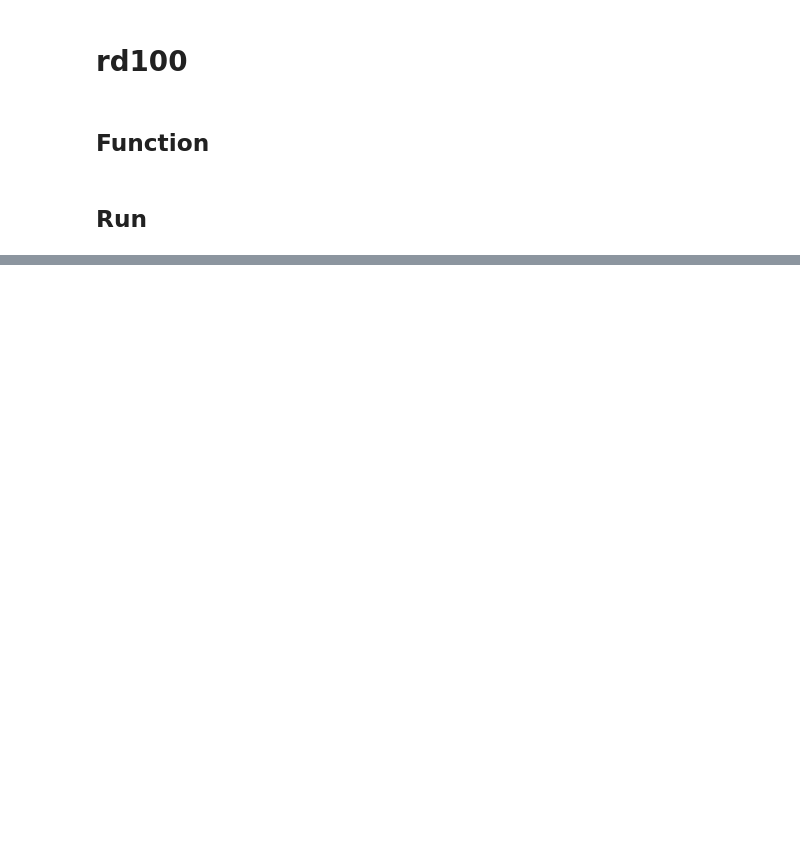
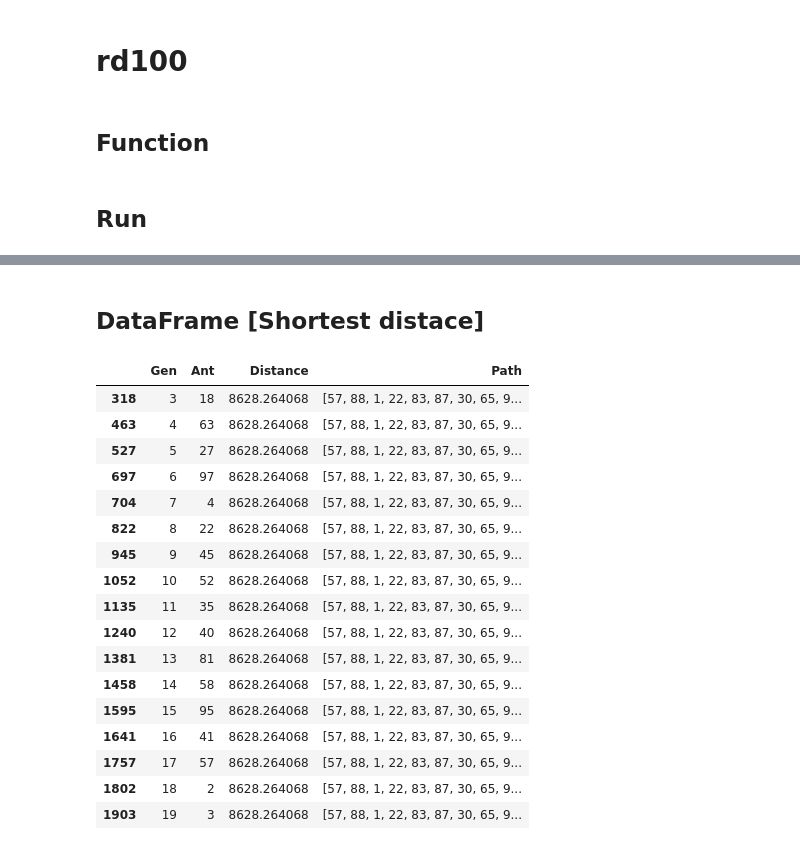
Before and after one commit to x-teerawat/senior-project, a Jupyter notebook: AS Algorithm V1.ipynb, the cells around one changed output, grey strips where cells are left out. Saved outputs shown, nothing was run; the diff lists cells and outputs as text; code cells hidden in the pictures; blank space fills up the shorter version.

```diff
--- a/AS Algorithm V1.ipynb
+++ b/AS Algorithm V1.ipynb
@@ -1037,13 +1226,8 @@ def get_cost_matrix():
 
 
 ### DataFrame
-def df(list_gen, list_ant, list_distance, list_path):
-    df = pd.DataFrame({'Gen' : list_gen, 'Ant' : list_ant,  'Distance' : list_distance, 'Path' : list_path})
-    # min_distance = df[df.Distance == df.Distance.min()].Path.values[0]
-    # for i in range(len(min_distance)):
-    #     if i != len(paths)-1:
-    #         t_new = ((1-p)*t0[min_distance[i]][min_distance[i+1]]) + (1/total_distance)
-    #         t0[paths[i]][paths[i+1]] = t_new
+def createDF(gen, ant, distance, paht):
+    df = pd.DataFrame({'Gen' : gen, 'Ant' : ant,  'Distance' : distance, 'Path' : paht})
     return df
 
 ### Reset values
@@ -1289,13 +1527,8 @@ def get_cost_matrix():
 
 
 ### DataFrame
-def df(list_gen, list_ant, list_distance, list_path):
-    df = pd.DataFrame({'Gen' : list_gen, 'Ant' : list_ant,  'Distance' : list_distance, 'Path' : list_path})
-    # min_distance = df[df.Distance == df.Distance.min()].Path.values[0]
-    # for i in range(len(min_distance)):
-    #     if i != len(paths)-1:
-    #         t_new = ((1-p)*t0[min_distance[i]][min_distance[i+1]]) + (1/total_distance)
-    #         t0[paths[i]][paths[i+1]] = t_new
+def createDF(gen, ant, distance, paht):
+    df = pd.DataFrame({'Gen' : gen, 'Ant' : ant,  'Distance' : distance, 'Path' : paht})
     return df
 
 ### Reset values
@@ -1508,0 +1756,3 @@ list_shortest_distance_value_path
+# %%
+df_rd100 = createDF(list_gens_for_df, list_ants_for_df, list_total_distance_for_df, list_paths_for_df)
+df_rd100
@@ -1509,2 +1773,25 @@ list_shortest_distance_value_path
+# %% [markdown]
+## DataFrame [Shortest distace]
+# %%
+df_rd100[df_rd100.Distance == list_shortest_distance_value[-1]]
+# %% [output]
+|  | Gen | Ant | Distance | Path |
+| 318 | 3 | 18 | 8628.264068 | [57, 88, 1, 22, 83, 87, 30, 65, 9... |
+| 463 | 4 | 63 | 8628.264068 | [57, 88, 1, 22, 83, 87, 30, 65, 9... |
+| 527 | 5 | 27 | 8628.264068 | [57, 88, 1, 22, 83, 87, 30, 65, 9... |
+| 697 | 6 | 97 | 8628.264068 | [57, 88, 1, 22, 83, 87, 30, 65, 9... |
+| 704 | 7 | 4 | 8628.264068 | [57, 88, 1, 22, 83, 87, 30, 65, 9... |
+| 822 | 8 | 22 | 8628.264068 | [57, 88, 1, 22, 83, 87, 30, 65, 9... |
+| 945 | 9 | 45 | 8628.264068 | [57, 88, 1, 22, 83, 87, 30, 65, 9... |
+| 1052 | 10 | 52 | 8628.264068 | [57, 88, 1, 22, 83, 87, 30, 65, 9... |
+| 1135 | 11 | 35 | 8628.264068 | [57, 88, 1, 22, 83, 87, 30, 65, 9... |
+| 1240 | 12 | 40 | 8628.264068 | [57, 88, 1, 22, 83, 87, 30, 65, 9... |
+| 1381 | 13 | 81 | 8628.264068 | [57, 88, 1, 22, 83, 87, 30, 65, 9... |
+| 1458 | 14 | 58 | 8628.264068 | [57, 88, 1, 22, 83, 87, 30, 65, 9... |
+| 1595 | 15 | 95 | 8628.264068 | [57, 88, 1, 22, 83, 87, 30, 65, 9... |
+| 1641 | 16 | 41 | 8628.264068 | [57, 88, 1, 22, 83, 87, 30, 65, 9... |
+| 1757 | 17 | 57 | 8628.264068 | [57, 88, 1, 22, 83, 87, 30, 65, 9... |
+| 1802 | 18 | 2 | 8628.264068 | [57, 88, 1, 22, 83, 87, 30, 65, 9... |
+| 1903 | 19 | 3 | 8628.264068 | [57, 88, 1, 22, 83, 87, 30, 65, 9... |
 # %%
 7910
```
Also changed, not shown: parts of 35 cells of this notebook, 4 other files.
